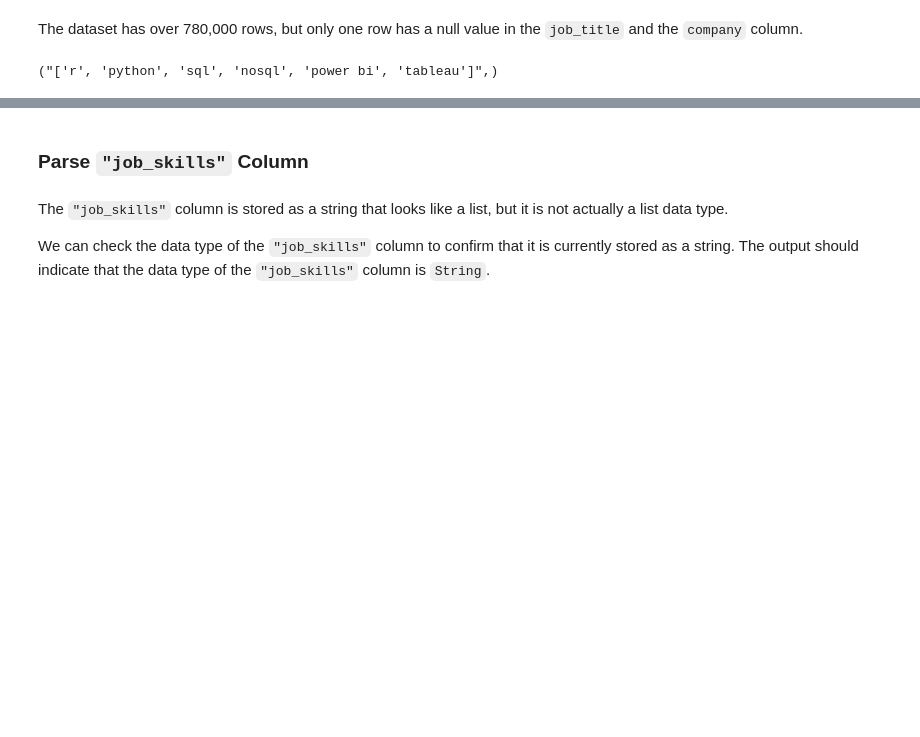
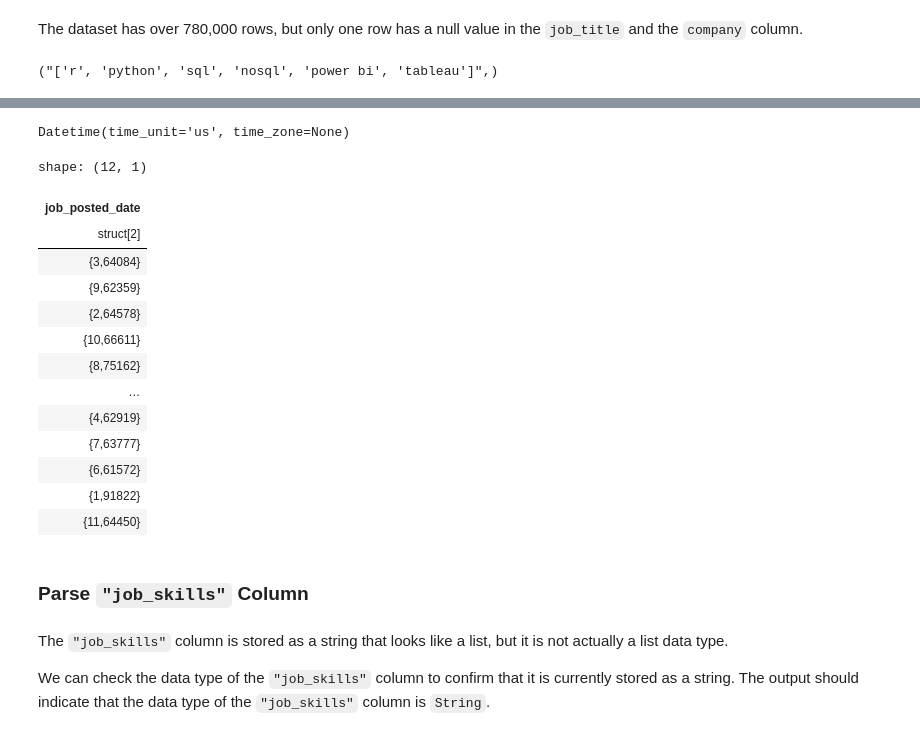
Before and after one commit to bdi593/textbook, a Jupyter notebook: content/data-job-postings/preprocessing.ipynb, the cells around one changed output, grey strips where cells are left out. Saved outputs shown, nothing was run; the diff lists cells and outputs as text; code cells hidden in the pictures; blank space fills up the shorter version.

```diff
--- a/content/data-job-postings/preprocessing.ipynb
+++ b/content/data-job-postings/preprocessing.ipynb
@@ -174,3 +214,24 @@ df.filter(pl.col("job_skills").is_not_null()).select(pl.col("job_skills")).row(0
+# %%
+df.schema["job_posted_date"]
+# %% [output]
+Datetime(time_unit='us', time_zone=None)
+# %%
+df.select(pl.col("job_posted_date").dt.month().value_counts())
+# %% [output]
+shape: (12, 1)
+| job_posted_date |
+| struct[2] |
+| {3,64084} |
+| {9,62359} |
+| {2,64578} |
+| {10,66611} |
+| {8,75162} |
+| … |
+| {4,62919} |
+| {7,63777} |
+| {6,61572} |
+| {1,91822} |
+| {11,64450} |
 # %% [markdown]
 ### Parse `"job_skills"` Column
 # %% [markdown]
```
Also changed, not shown: parts of 14 cells of this notebook.
